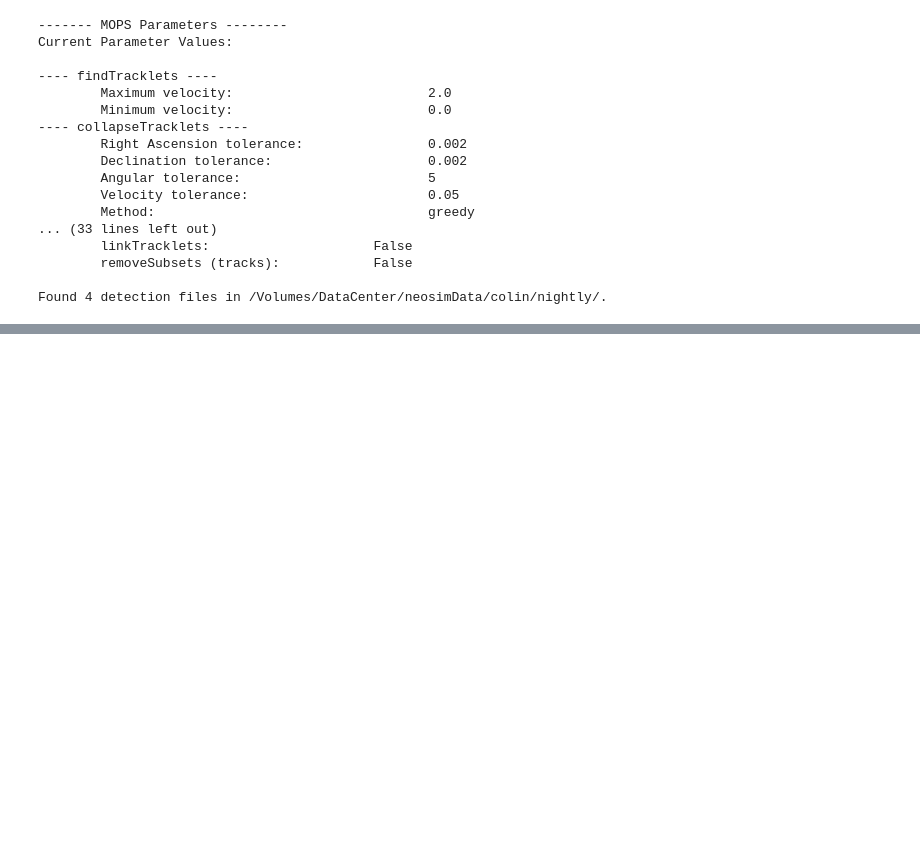
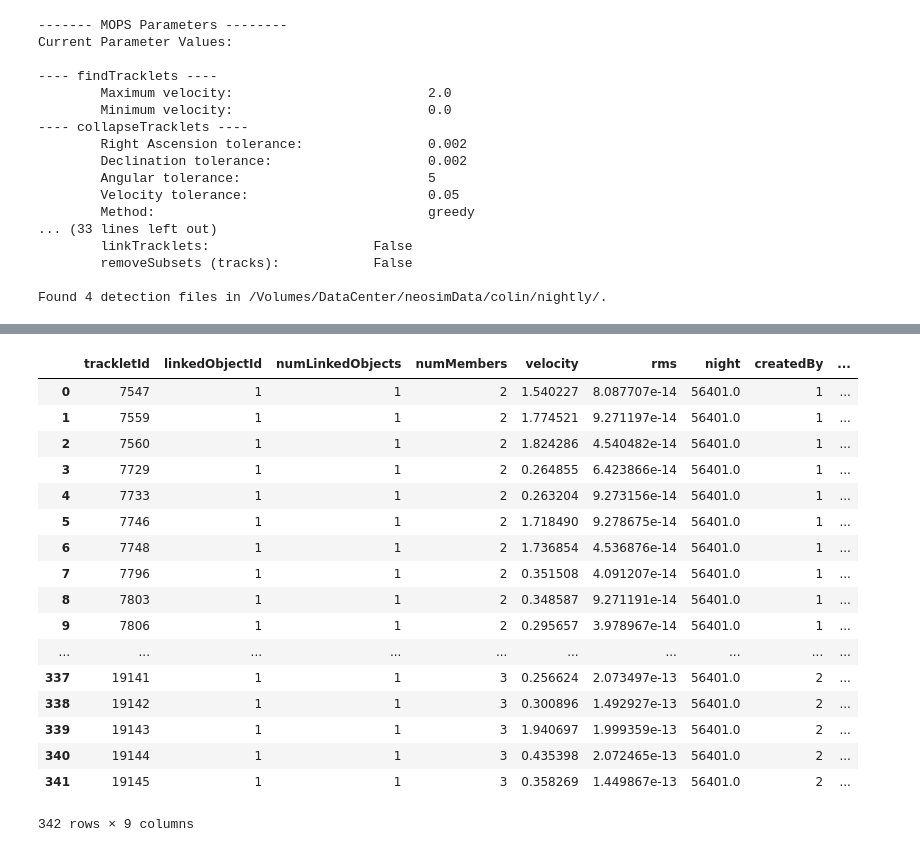
Before and after one commit to moeyensj/NEOsim, a Jupyter notebook: notebooks/colinAnalysis.ipynb, the cells around one changed output, grey strips where cells are left out. Saved outputs shown, nothing was run; the diff lists cells and outputs as text; code cells hidden in the pictures; blank space fills up the shorter version.

```diff
--- a/notebooks/colinAnalysis.ipynb
+++ b/notebooks/colinAnalysis.ipynb
@@ -148,0 +190,21 @@ Analysis finished.
+# %%
+pd.read_sql("SELECT * FROM CollapsedTracklets", con)
+# %% [output]
+|  | trackletId | linkedObjectId | numLinkedObjects | numMembers | velocity | rms | night | createdBy | ... |
+| 0 | 7547 | 1 | 1 | 2 | 1.540227 | 8.087707e-14 | 56401.0 | 1 | ... |
+| 1 | 7559 | 1 | 1 | 2 | 1.774521 | 9.271197e-14 | 56401.0 | 1 | ... |
+| 2 | 7560 | 1 | 1 | 2 | 1.824286 | 4.540482e-14 | 56401.0 | 1 | ... |
+| 3 | 7729 | 1 | 1 | 2 | 0.264855 | 6.423866e-14 | 56401.0 | 1 | ... |
+| 4 | 7733 | 1 | 1 | 2 | 0.263204 | 9.273156e-14 | 56401.0 | 1 | ... |
+| 5 | 7746 | 1 | 1 | 2 | 1.718490 | 9.278675e-14 | 56401.0 | 1 | ... |
+| 6 | 7748 | 1 | 1 | 2 | 1.736854 | 4.536876e-14 | 56401.0 | 1 | ... |
+| 7 | 7796 | 1 | 1 | 2 | 0.351508 | 4.091207e-14 | 56401.0 | 1 | ... |
+| 8 | 7803 | 1 | 1 | 2 | 0.348587 | 9.271191e-14 | 56401.0 | 1 | ... |
+| 9 | 7806 | 1 | 1 | 2 | 0.295657 | 3.978967e-14 | 56401.0 | 1 | ... |
+| ... | ... | ... | ... | ... | ... | ... | ... | ... | ... |
+| 337 | 19141 | 1 | 1 | 3 | 0.256624 | 2.073497e-13 | 56401.0 | 2 | ... |
+| 338 | 19142 | 1 | 1 | 3 | 0.300896 | 1.492927e-13 | 56401.0 | 2 | ... |
+| 339 | 19143 | 1 | 1 | 3 | 1.940697 | 1.999359e-13 | 56401.0 | 2 | ... |
+| 340 | 19144 | 1 | 1 | 3 | 0.435398 | 2.072465e-13 | 56401.0 | 2 | ... |
+| 341 | 19145 | 1 | 1 | 3 | 0.358269 | 1.449867e-13 | 56401.0 | 2 | ... |
+342 rows × 9 columns
```
Also changed, not shown: parts of 14 cells of this notebook.
